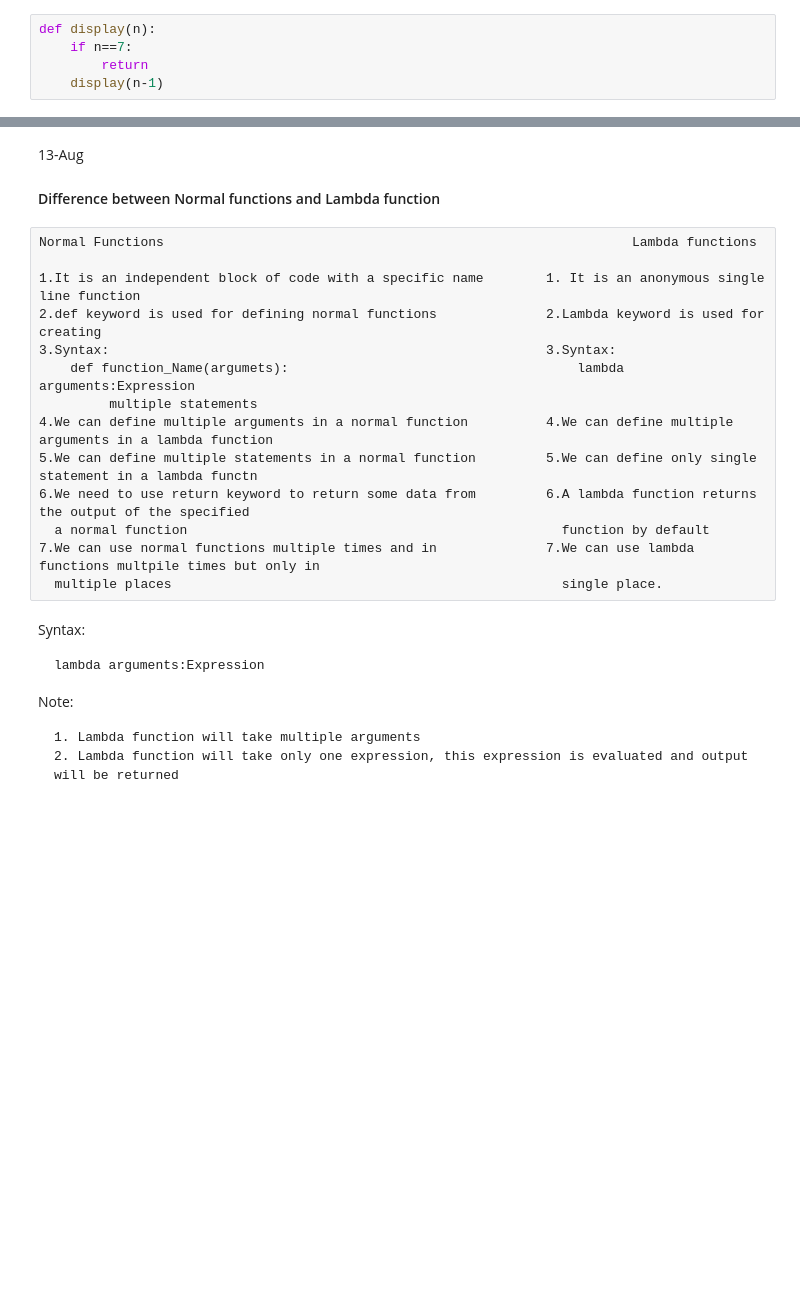
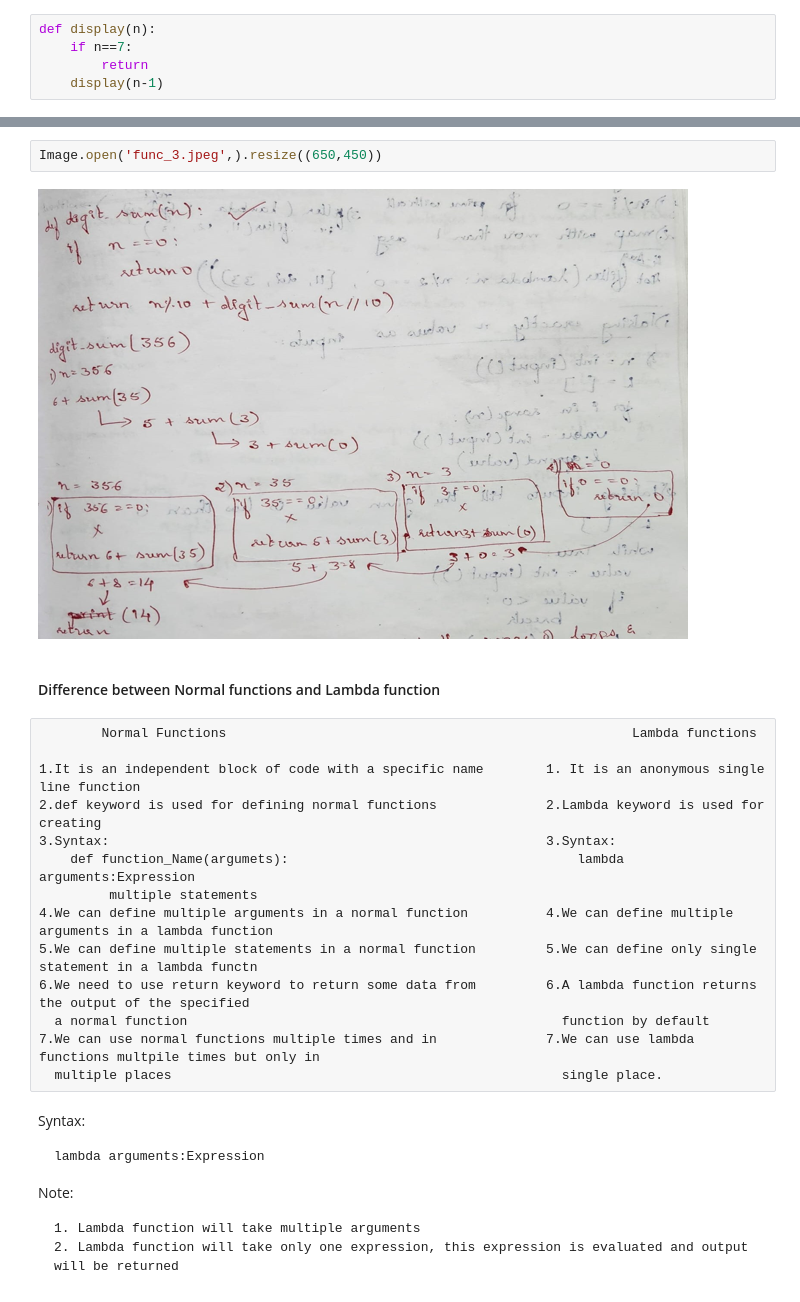
Before and after one commit to MJShreelakshmi/FS-Repo, a Jupyter notebook: Python/Functions/Functions-3.ipynb, the cells around one changed output, grey strips where cells are left out. Cells and saved outputs as stored; diff of their text form; blank space fills up the shorter version.

```diff
--- a/Python/Functions/Functions-3.ipynb
+++ b/Python/Functions/Functions-3.ipynb
@@ -312,8 +357,11 @@ display(9)        display(8)       display(8)       o/p: None
+# %%
+Image.open('func_3.jpeg',).resize((650,450))
+# %% [output]
+[figure, added]
 # %% [markdown]
-13-Aug
 #### Difference between Normal functions and Lambda function
 # %% [raw]
-Normal Functions                                                            Lambda functions
+        Normal Functions                                                    Lambda functions
 
 1.It is an independent block of code with a specific name        1. It is an anonymous single line function
 2.def keyword is used for defining normal functions              2.Lambda keyword is used for creating
```
Also changed, not shown: parts of 12 cells of this notebook, 12 other files.
